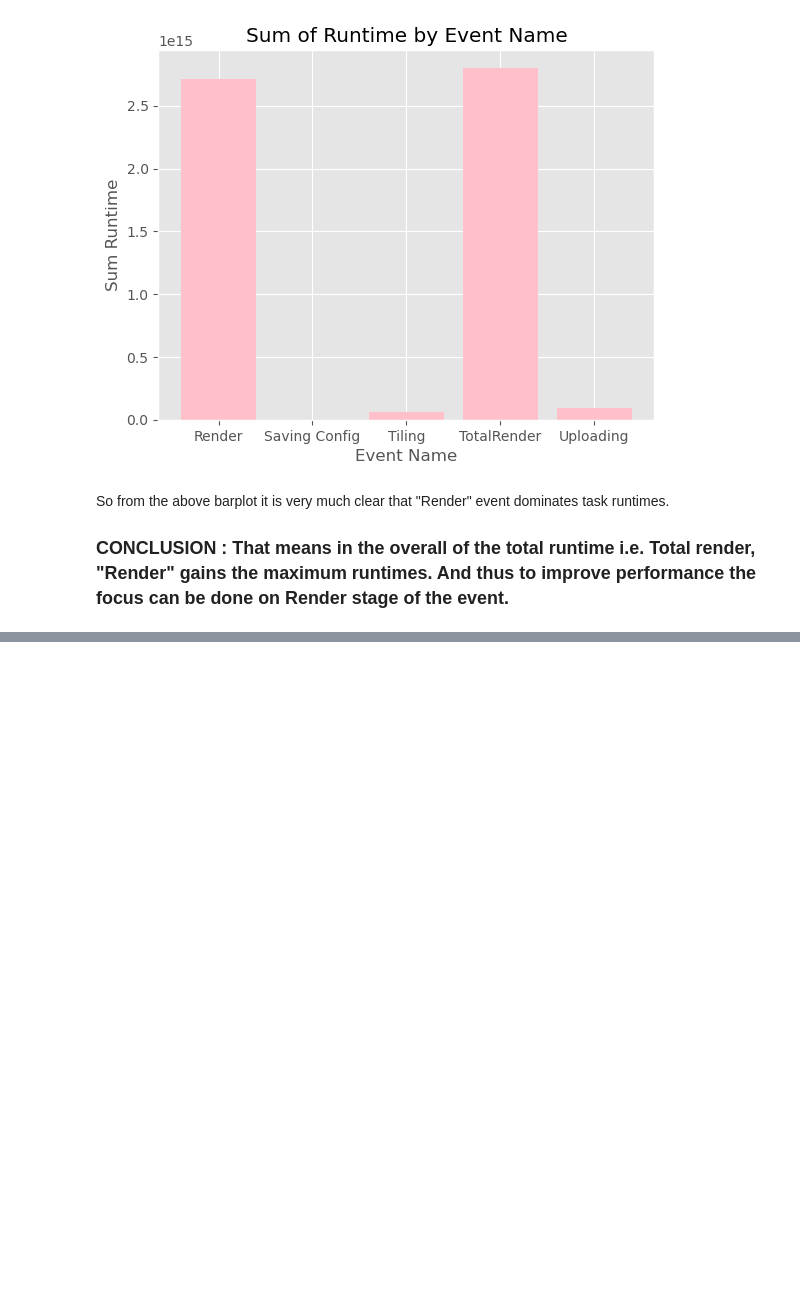
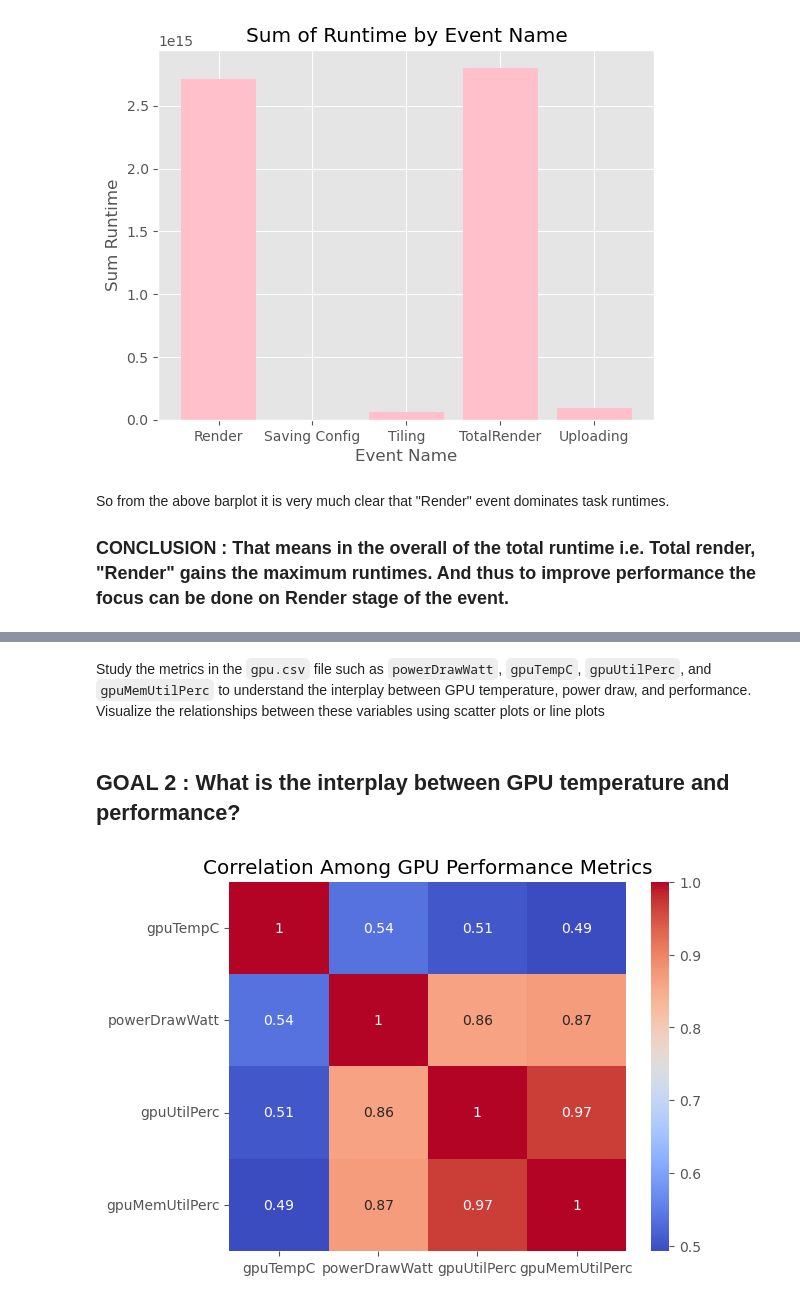
Before and after one commit to spruha2/cloudassign, a Jupyter notebook: Assign.ipynb, the cells around one changed output, grey strips where cells are left out. Cells and saved outputs as stored; diff of their text form; code cells hidden in the pictures; blank space fills up the shorter version.

```diff
--- a/Assign.ipynb
+++ b/Assign.ipynb
@@ -312,0 +241,4 @@ plt.show()
+# %% [markdown]
+Study the metrics in the `gpu.csv` file such as `powerDrawWatt`, `gpuTempC`, `gpuUtilPerc`, and `gpuMemUtilPerc` to understand the interplay between GPU temperature, power draw, and performance. Visualize the relationships between these variables using scatter plots or line plots
+# %% [markdown]
+## GOAL 2 : What is the interplay between GPU temperature and performance?
@@ -312,0 +248,11 @@ plt.show()
+# %%
+
+# Calculate the correlation matrix
+corr_matrix = gpu[['gpuTempC', 'powerDrawWatt', 'gpuUtilPerc', 'gpuMemUtilPerc']].corr()
+
+# Plot a heatmap of the correlation matrix
+sns.heatmap(corr_matrix, annot=True, cmap='coolwarm')
+plt.title('Correlation Among GPU Performance Metrics')
+plt.show()
+# %% [output]
+[figure, added]
```
Also changed, not shown: parts of 57 cells of this notebook.
